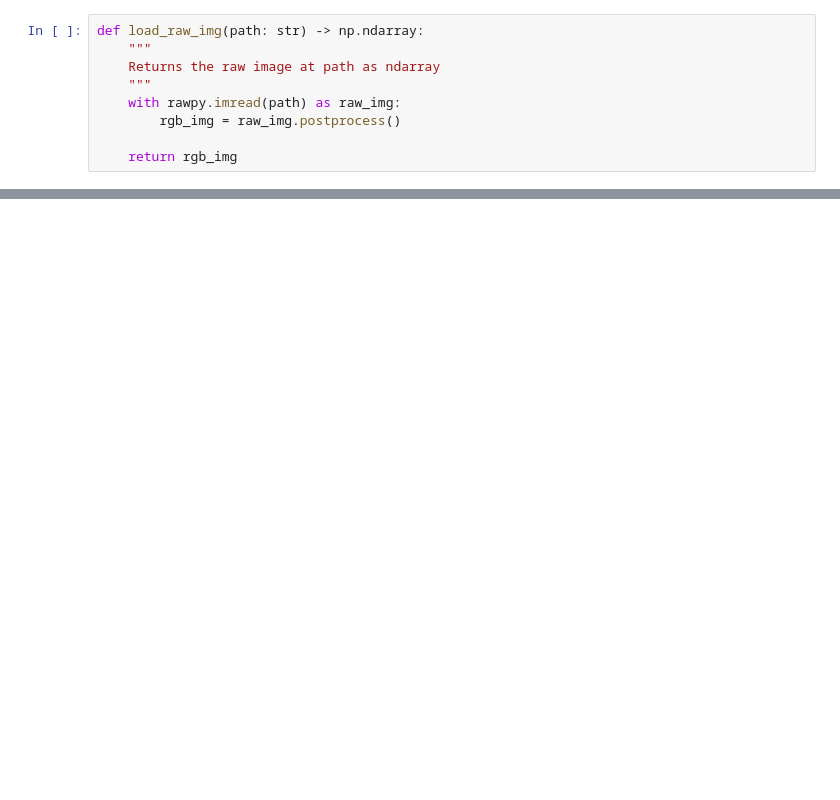
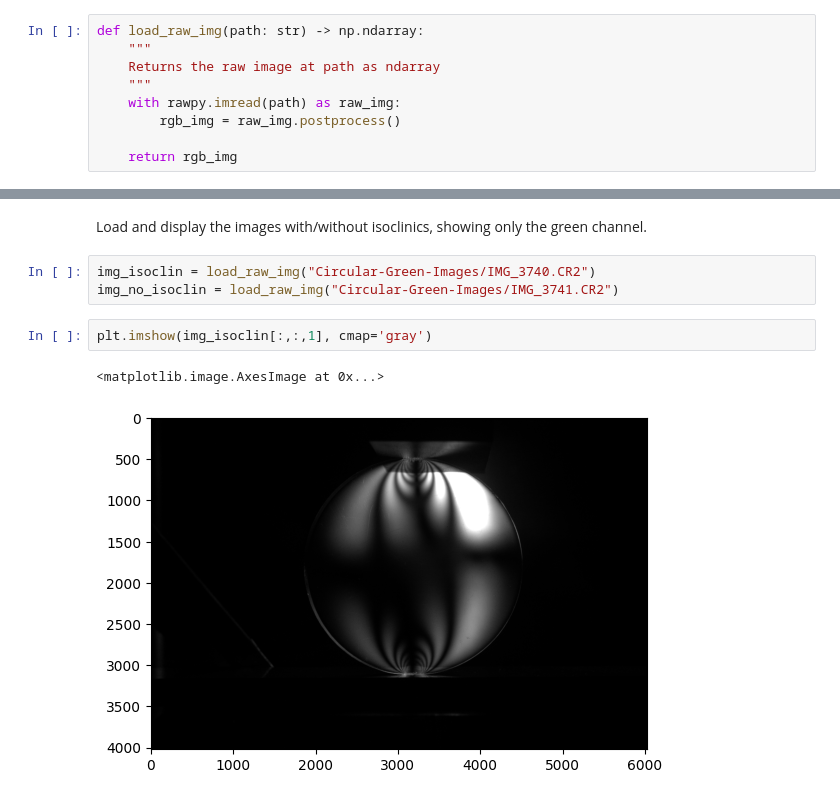
Before and after one commit to fs-bullard/photoelasticity, a Jupyter notebook: test.ipynb, the cells around one changed output, grey strips where cells are left out. Cells and saved outputs as stored; diff of their text form; blank space fills up the shorter version.

```diff
--- a/test.ipynb
+++ b/test.ipynb
@@ -46,0 +55,10 @@ plt.imshow(img_sum)
+# %% [markdown]
+Load and display the images with/without isoclinics, showing only the green channel.
+# %%
+img_isoclin = load_raw_img("Circular-Green-Images/IMG_3740.CR2")
+img_no_isoclin = load_raw_img("Circular-Green-Images/IMG_3741.CR2")
+# %%
+plt.imshow(img_isoclin[:,:,1], cmap='gray')
+# %% [output]
+<matplotlib.image.AxesImage at 0x...>
+[figure, added]
```
Also changed, not shown: parts of 9 cells of this notebook, 2 other files.
